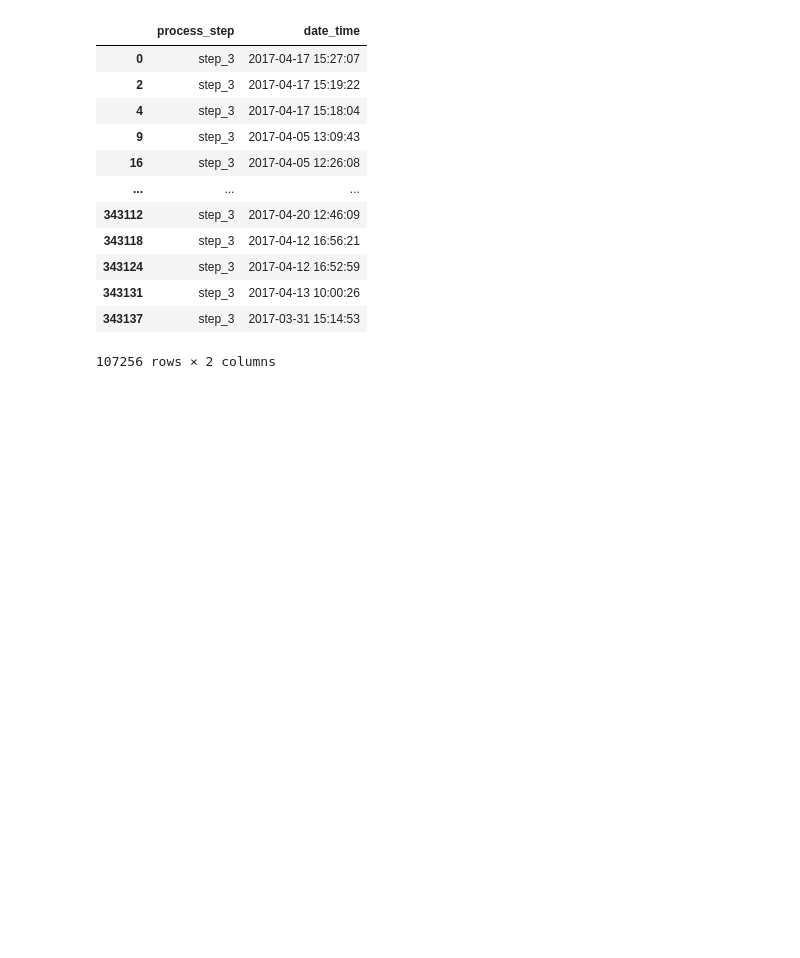
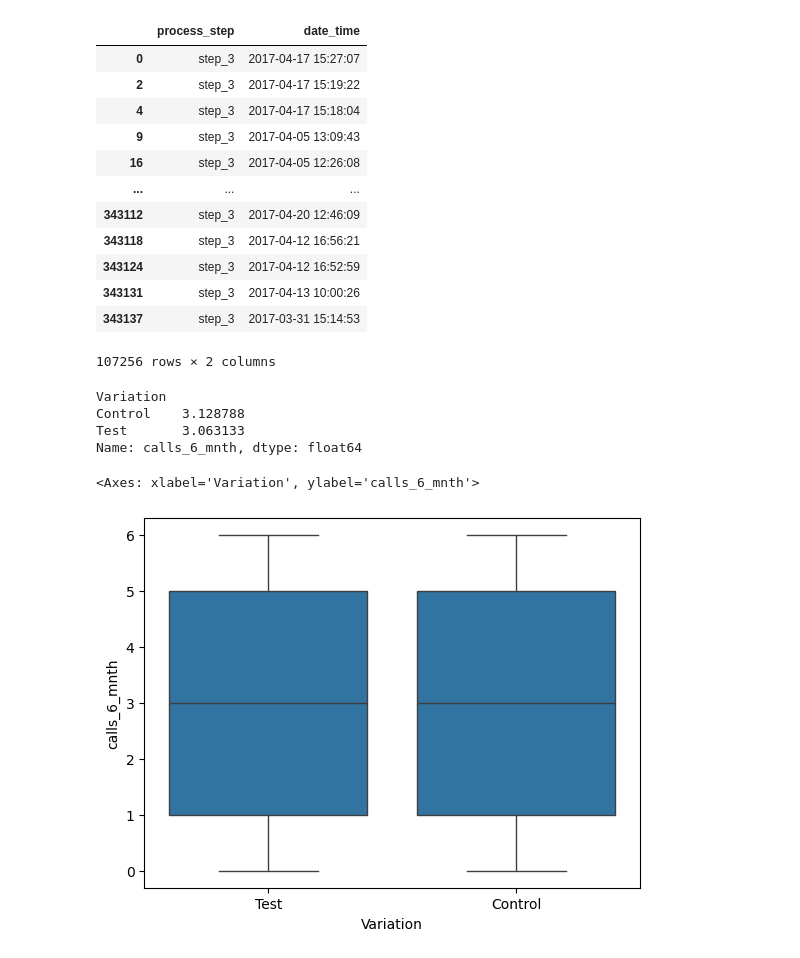
Before and after one commit to BigKawa/LinhSandraNeu, a Jupyter notebook: Datasets.ipynb, the cells around one changed output. Saved outputs shown, nothing was run; the diff lists cells and outputs as text; code cells hidden in the pictures; blank space fills up the shorter version.

```diff
--- a/Datasets.ipynb
+++ b/Datasets.ipynb
@@ -138,0 +151,15 @@ df_concat[df_concat["process_step"] == "step_3"][["process_step","date_time"]]
+# %%
+# groupby variation and average calls -> no significant difference...but what about age?
+
+average_calls_per_variation = df_client_joined_cleaned.groupby('Variation')['calls_6_mnth'].mean()
+average_calls_per_variation
+# %% [output]
+Variation
+Control    3.128788
+Test       3.063133
+Name: calls_6_mnth, dtype: float64
+# %%
+sns.boxplot(x='Variation', y='calls_6_mnth', data=df_client_joined_cleaned)
+# %% [output]
+<Axes: xlabel='Variation', ylabel='calls_6_mnth'>
+[figure, added]
```
Also changed, not shown: parts of 9 cells of this notebook.
